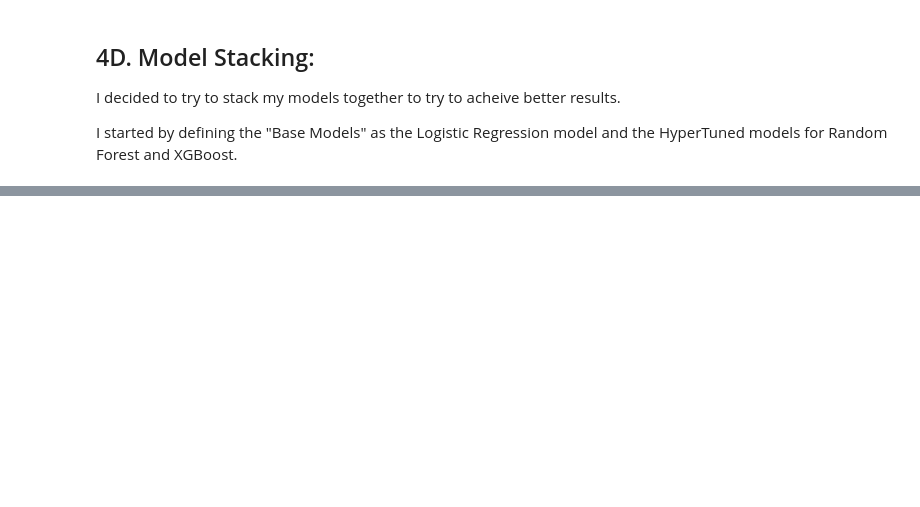
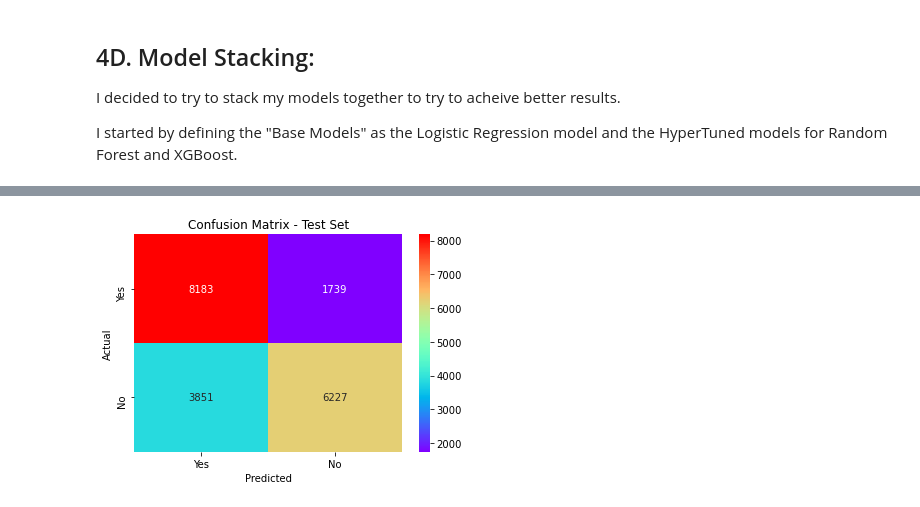
Before and after one commit to Lotus-baumgarner/Will-They-Seek-Treatment, a Jupyter notebook: Models-Conclusions.ipynb, the cells around one changed output, grey strips where cells are left out. Saved outputs shown, nothing was run; the diff lists cells and outputs as text; code cells hidden in the pictures; blank space fills up the shorter version.

Commit message:
Updates to Models and Model Stacking

```diff
--- a/Models-Conclusions.ipynb
+++ b/Models-Conclusions.ipynb
@@ -784,0 +878,27 @@ I started by defining the "Base Models" as the Logistic Regression model and the
+# %%
+# Created the Meta-model using Logistic Regression
+meta_model = LogisticRegression()
+
+# Created the stacking ensemble using Stacking Classifier
+stacking_ensemble = StackingClassifier(estimators=base_models, final_estimator=meta_model, cv=5)
+
+# Final pipeline including preprocessing and stacking ensemble
+final_pipeline = Pipeline([
+    ('preprocessor', preprocessor),
+    ('stacking_ensemble', stacking_ensemble)
+])
+
+# Fit the pipeline on the Training Set
+final_pipeline.fit(X_train, y_train)
+
+# Made predictions on the Test Set using the final pipeline
+y_pred_stack = final_pipeline.predict(X_test)
+y_pred_proba = final_pipeline.predict_proba(X_test)[:, 1]
+
+# Calculated the Accuracy and Classification Reports
+accuracy_stackTest = accuracy_score(y_test, y_pred_stack)
+classification_report_stackTest = classification_report(y_test, y_pred_stack)
+
+
+print(f'Accuracy on Test Data: {accuracy_stackTest}')
+print('Classification Report on Test Data:\n', classification_report_stackTest)
@@ -784,0 +916,17 @@ I started by defining the "Base Models" as the Logistic Regression model and the
+# %%
+# Created the confusion matrix for visualization
+cm_stackTest = confusion_matrix(y_test, y_pred_stack, labels=[1, 0])
+sns.heatmap(cm_stackTest, annot=True, fmt='d', cmap='rainbow')
+
+plt.xlabel('Predicted')
+plt.ylabel('Actual')
+plt.title('Confusion Matrix - Test Set')
+
+plt.xticks(ticks=[0.5, 1.5], labels=['Yes', 'No'])
+plt.yticks(ticks=[0.5, 1.5], labels=['Yes', 'No'])
+
+plt.savefig('cm_stackTest.png', dpi=300, bbox_inches='tight')
+
+plt.show()
+# %% [output]
+[figure, added]
```
Also changed, not shown: parts of 6 cells of this notebook, 4 other files.
